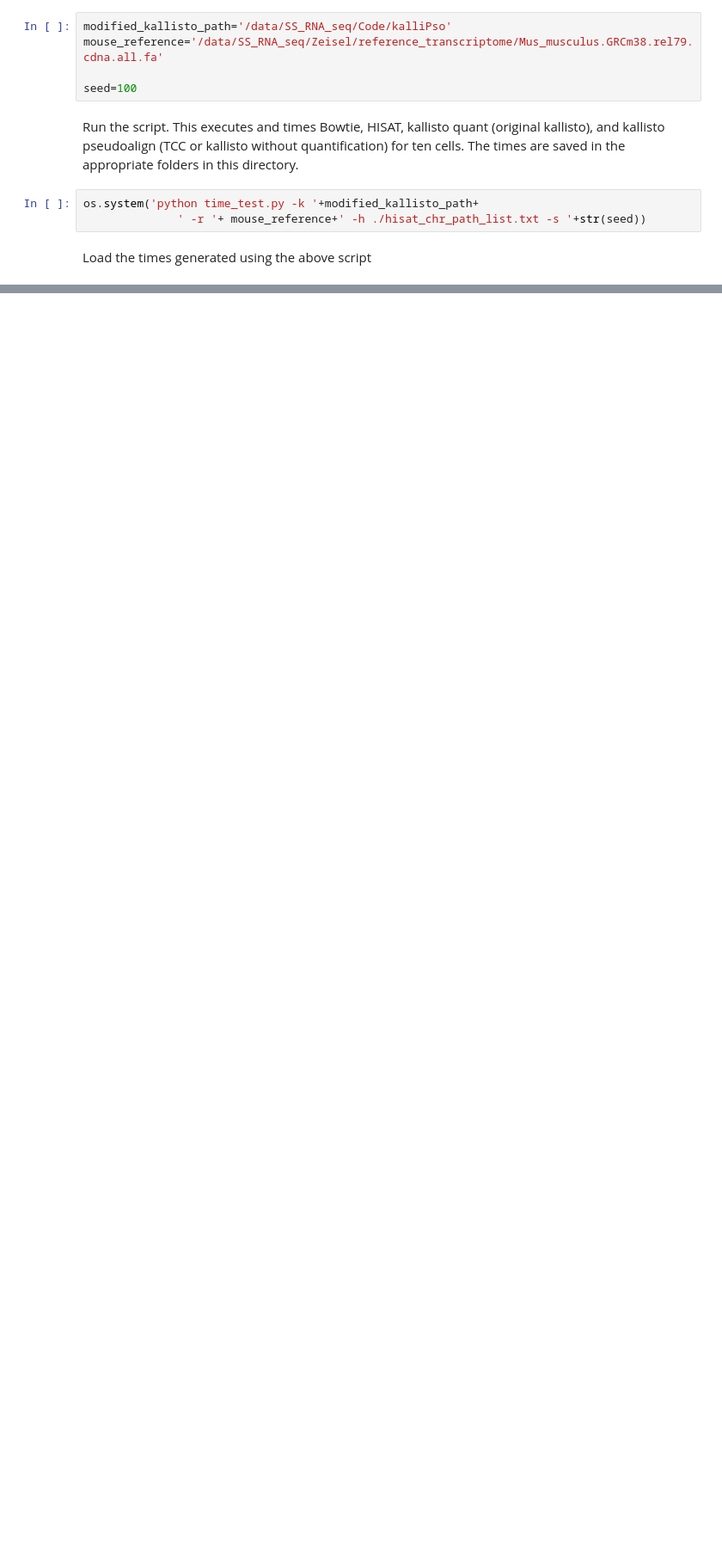
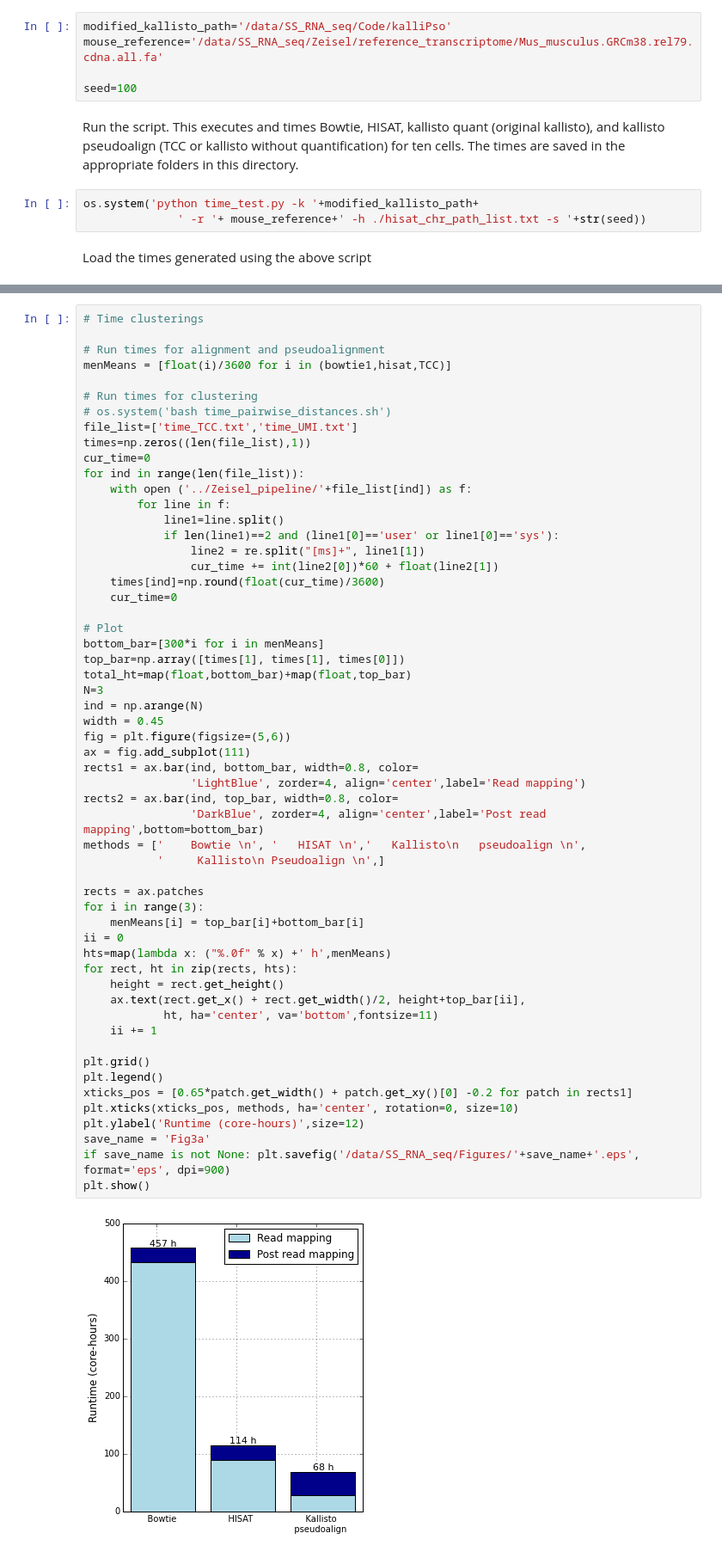
Before and after one commit to govinda-kamath/clustering_on_transcript_compatibility_counts, a Jupyter notebook: Timing_pipeline/Timing_Analysis.ipynb, the cells around one changed output, grey strips where cells are left out. Shown at 86% size. Saved outputs shown, nothing was run; the diff lists cells and outputs as text; blank space fills up the shorter version.

```diff
--- a/Timing_pipeline/Timing_Analysis.ipynb
+++ b/Timing_pipeline/Timing_Analysis.ipynb
@@ -48,0 +56,58 @@ Generate the bar plot comparing the runtimes of different methods.
+# %%
+# Time clusterings
+
+# Run times for alignment and pseudoalignment
+menMeans = [float(i)/3600 for i in (bowtie1,hisat,TCC)]
+
+# Run times for clustering
+# os.system('bash time_pairwise_distances.sh')
+file_list=['time_TCC.txt','time_UMI.txt']
+times=np.zeros((len(file_list),1))
+cur_time=0
+for ind in range(len(file_list)):
+    with open ('../Zeisel_pipeline/'+file_list[ind]) as f:
+        for line in f:
+            line1=line.split()
+            if len(line1)==2 and (line1[0]=='user' or line1[0]=='sys'):
+                line2 = re.split("[ms]+", line1[1])
+                cur_time += int(line2[0])*60 + float(line2[1])
+    times[ind]=np.round(float(cur_time)/3600)
+    cur_time=0
+
+# Plot
+bottom_bar=[300*i for i in menMeans]
+top_bar=np.array([times[1], times[1], times[0]])
+total_ht=map(float,bottom_bar)+map(float,top_bar)
+N=3
+ind = np.arange(N)
+width = 0.45
+fig = plt.figure(figsize=(5,6))
+ax = fig.add_subplot(111)
+rects1 = ax.bar(ind, bottom_bar, width=0.8, color=
+                'LightBlue', zorder=4, align='center',label='Read mapping')
+rects2 = ax.bar(ind, top_bar, width=0.8, color=
+                'DarkBlue', zorder=4, align='center',label='Post read mapping',bottom=bottom_bar)
+methods = ['    Bowtie \n', '   HISAT \n','   Kallisto\n   pseudoalign \n',
+           '     Kallisto\n Pseudoalign \n',]
+
+rects = ax.patches
+for i in range(3):
+    menMeans[i] = top_bar[i]+bottom_bar[i]
+ii = 0
+hts=map(lambda x: ("%.0f" % x) +' h',menMeans)
+for rect, ht in zip(rects, hts):
+    height = rect.get_height()
+    ax.text(rect.get_x() + rect.get_width()/2, height+top_bar[ii],
+            ht, ha='center', va='bottom',fontsize=11)
+    ii += 1
+
+plt.grid()
+plt.legend()
+xticks_pos = [0.65*patch.get_width() + patch.get_xy()[0] -0.2 for patch in rects1]
+plt.xticks(xticks_pos, methods, ha='center', rotation=0, size=10)
+plt.ylabel('Runtime (core-hours)',size=12)
+save_name = 'Fig3a'
+if save_name is not None: plt.savefig('/data/SS_RNA_seq/Figures/'+save_name+'.eps', format='eps', dpi=900)
+plt.show()
+# %% [output]
+[figure, added]
```
Also changed, not shown: parts of 9 cells of this notebook.
